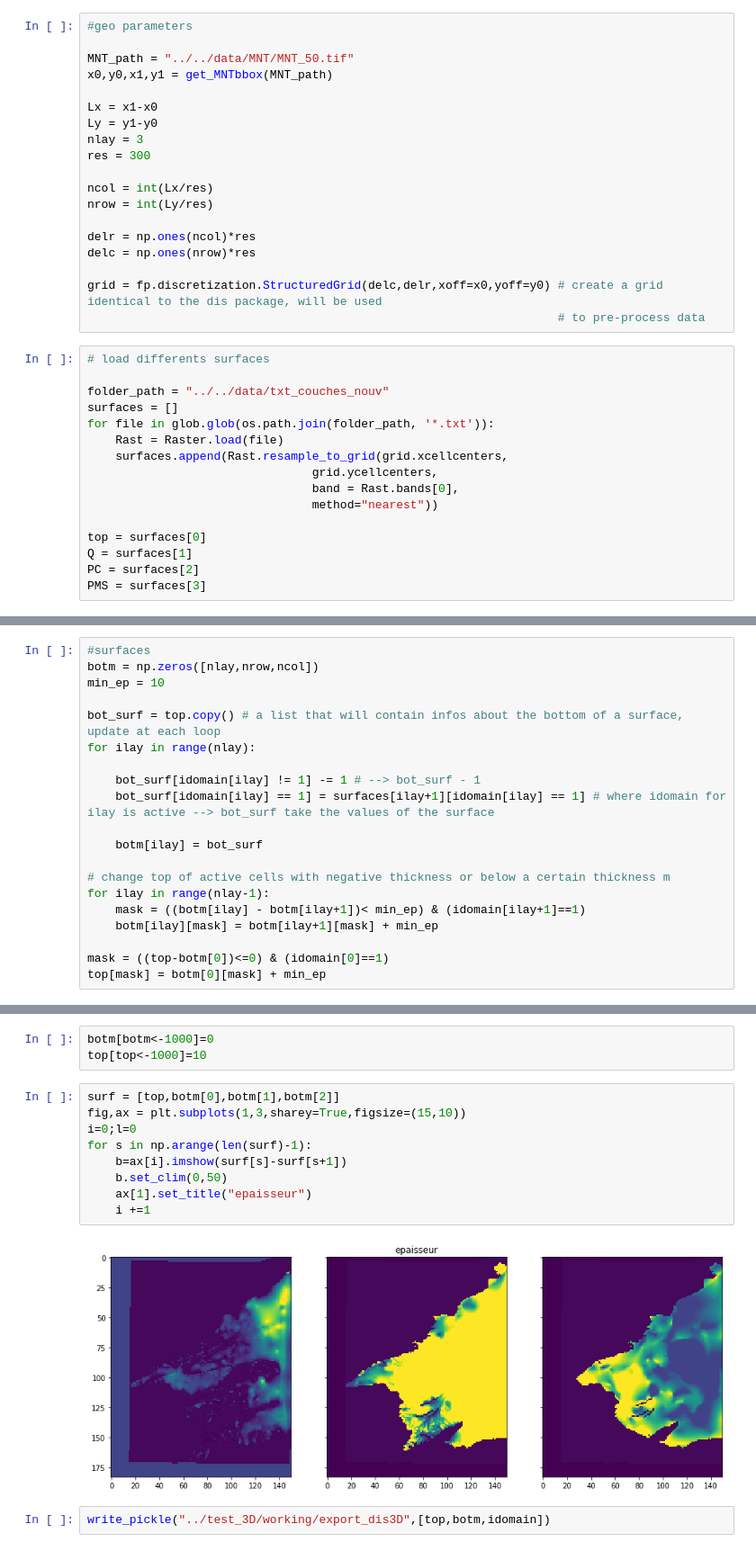
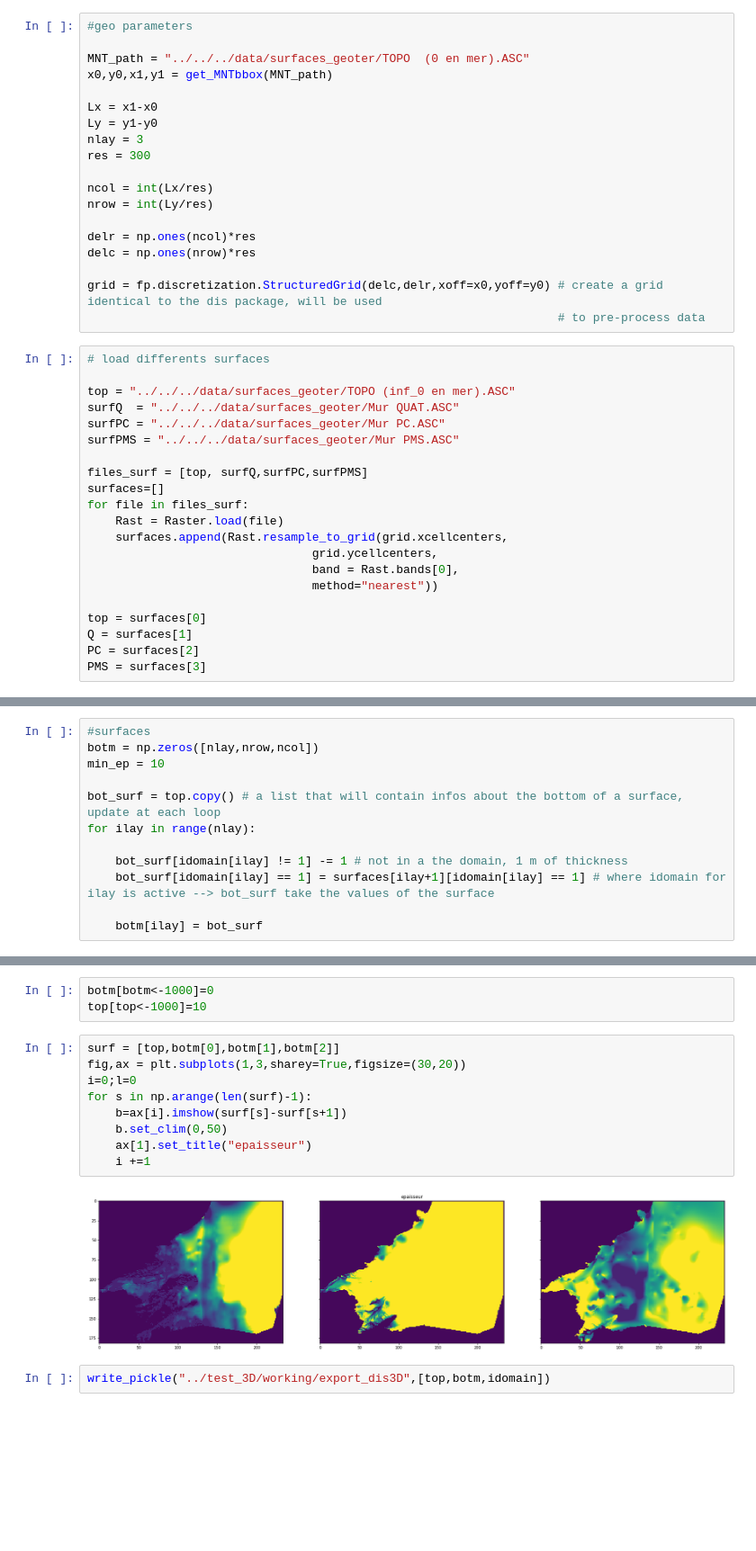
Before and after one commit to LudovicSchorpp/TM_Ludovic_Schorpp, a Jupyter notebook: codes_tests/Modeles3D/old/discretisation_3D/dis_3D.ipynb, the cells around one changed output, grey strips where cells are left out. Shown at 90% size. Drawn from its saved outputs; the diff is of its cells as text; blank space fills up the shorter version.

Commit message:
Nouvelles surfaces

```diff
--- a/codes_tests/Modeles3D/old/discretisation_3D/dis_3D.ipynb
+++ b/codes_tests/Modeles3D/old/discretisation_3D/dis_3D.ipynb
@@ -40,7 +70,7 @@ exe_name= "../../exe/mf6"
 # %%
 #geo parameters
 
-MNT_path = "../../data/MNT/MNT_50.tif"
+MNT_path = "../../../data/surfaces_geoter/TOPO  (0 en mer).ASC"
 x0,y0,x1,y1 = get_MNTbbox(MNT_path)
 
 Lx = x1-x0
@@ -59,9 +89,14 @@ grid = fp.discretization.StructuredGrid(delc,delr,xoff=x0,yoff=y0) # create a gr
 # %%
 # load differents surfaces
 
-folder_path = "../../data/txt_couches_nouv"
-surfaces = []
-for file in glob.glob(os.path.join(folder_path, '*.txt')):
+top = "../../../data/surfaces_geoter/TOPO (inf_0 en mer).ASC"
+surfQ  = "../../../data/surfaces_geoter/Mur QUAT.ASC"
+surfPC = "../../../data/surfaces_geoter/Mur PC.ASC"
+surfPMS = "../../../data/surfaces_geoter/Mur PMS.ASC"
+
+files_surf = [top, surfQ,surfPC,surfPMS]
+surfaces=[]
+for file in files_surf:
     Rast = Raster.load(file)
     surfaces.append(Rast.resample_to_grid(grid.xcellcenters,
                                 grid.ycellcenters,
@@ -86,15 +121,7 @@ min_ep = 10
 bot_surf = top.copy() # a list that will contain infos about the bottom of a surface, update at each loop
 for ilay in range(nlay):
 
-    bot_surf[idomain[ilay] != 1] -= 1 # --> bot_surf - 1
+    bot_surf[idomain[ilay] != 1] -= 1 # not in a the domain, 1 m of thickness
     bot_surf[idomain[ilay] == 1] = surfaces[ilay+1][idomain[ilay] == 1] # where idomain for ilay is active --> bot_surf take the values of the surface
 
     botm[ilay] = bot_surf
-
-# change top of active cells with negative thickness or below a certain thickness m
-for ilay in range(nlay-1):
-    mask = ((botm[ilay] - botm[ilay+1])< min_ep) & (idomain[ilay+1]==1)
-    botm[ilay][mask] = botm[ilay+1][mask] + min_ep
-
-mask = ((top-botm[0])<=0) & (idomain[0]==1)
-top[mask] = botm[0][mask] + min_ep
@@ -103,14 +149,14 @@ botm[botm<-1000]=0
 top[top<-1000]=10
 # %%
 surf = [top,botm[0],botm[1],botm[2]]
-fig,ax = plt.subplots(1,3,sharey=True,figsize=(15,10))
+fig,ax = plt.subplots(1,3,sharey=True,figsize=(30,20))
 i=0;l=0
 for s in np.arange(len(surf)-1):
     b=ax[i].imshow(surf[s]-surf[s+1])
     b.set_clim(0,50)
     ax[1].set_title("epaisseur")
     i +=1
 # %% [output]
-[figure, old version]
+[figure, new version]
 # %%
 write_pickle("../test_3D/working/export_dis3D",[top,botm,idomain])
```
Also changed, not shown: parts of 6 cells of this notebook, 7 other files.
